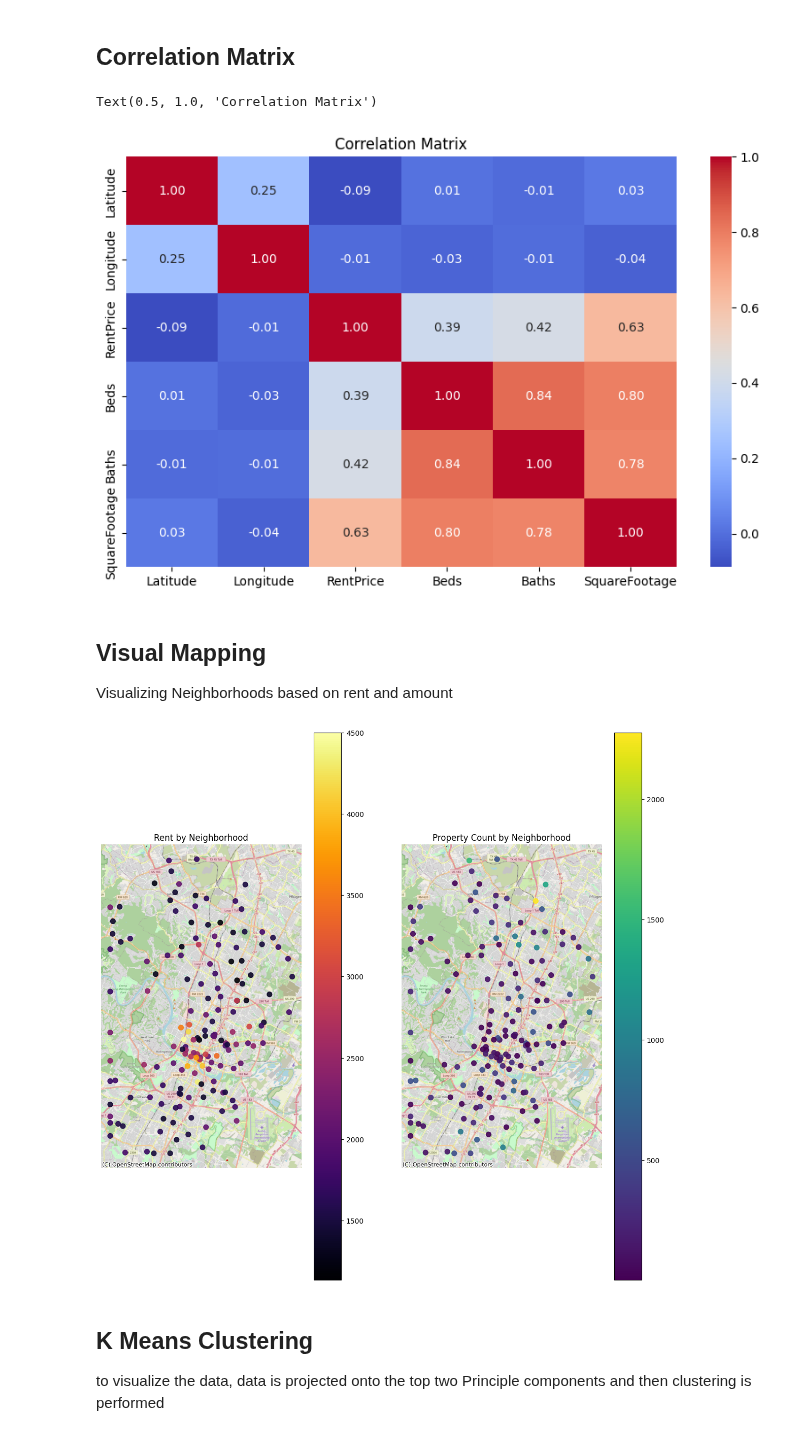
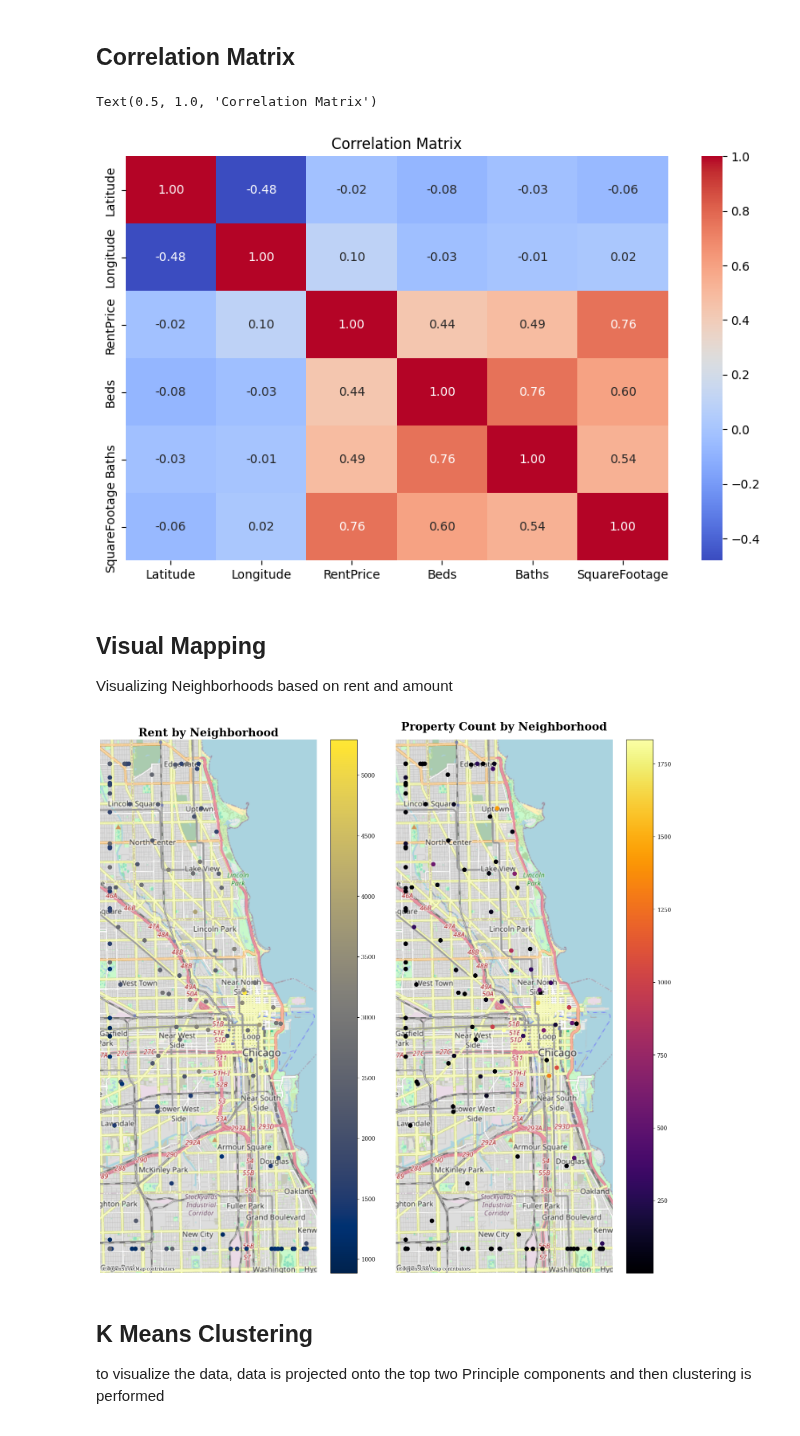
Before and after one commit to jackyeung99/proj_apartment-finder, a Jupyter notebook: notebooks/exploratory_data_analysis.ipynb, the cells around one changed output. Cells and saved outputs as stored; diff of their text form; code cells hidden in the pictures.

Commit message:
BUILD: some changes to visualizations

```diff
--- a/notebooks/exploratory_data_analysis.ipynb
+++ b/notebooks/exploratory_data_analysis.ipynb
@@ -24,6 +25,13 @@ from sklearn.decomposition import PCA
 from sklearn.cluster import KMeans
 import matplotlib.pyplot as plt
 from sklearn.preprocessing import StandardScaler
+# %%
+plt.rc('font', family='Serif', size=12)
+plt.rc('axes', titlesize=14, titleweight='bold')
+plt.rc('axes', labelsize=12, titlesize=14)
+plt.rc('legend', fontsize=10)
+plt.rc('xtick', labelsize=10)
+plt.rc('ytick', labelsize=10)
 # %% [markdown]
 ## load and clean data
 # %%
@@ -49,0 +48,6 @@ For example, when doing 'df[col].method(value, inplace=True)', try using 'df.met
+# %%
+city = 'chicago'
+state_abbr = 'il'
+# %%
+
+df = retrieve_combined_dataset(city, state_abbr)
@@ -119,7 +132,7 @@ sns.heatmap(corr_matrix, annot=True, fmt=".2f", cmap='coolwarm')
 plt.title('Correlation Matrix')
 # %% [output]
 Text(0.5, 1.0, 'Correlation Matrix')
-[figure, old version]
+[figure, new version]
 # %% [markdown]
 ## Visual Mapping
 Visualizing Neighborhoods based on rent and amount
@@ -134,39 +147,41 @@ upper_cap = main_data['Longitude'].quantile(0.95)
 main_data['Longitude'] = main_data['Longitude'].clip(lower_cap, upper_cap)
 
 # Get meta-data for neighborhoods
 neighborhoods = main_data.groupby('Neighborhood').agg(
     MaxRent_Mean=('RentPrice', 'mean'),
     MaxRent_Std=('RentPrice', 'std'),
     Latitude_Mean=('Latitude', 'mean'),
     Longitude_Mean=('Longitude', 'mean'),
     Property_Count=('Neighborhood', 'size')
 )
 
 # Create a GeoDataFrame
 geometry = [Point(xy) for xy in zip(neighborhoods['Longitude_Mean'], neighborhoods['Latitude_Mean'])]
 gdf = gpd.GeoDataFrame(neighborhoods, geometry=geometry)
 gdf.crs = 'EPSG:4326'
 gdf = gdf.to_crs(epsg=3857)
 
 # Plotting
-fig, (ax1, ax2) = plt.subplots(1, 2, figsize=(14, 14))
+fig, (ax1, ax2) = plt.subplots(1, 2, figsize=(15, 14))
 
 # Plot 1: Heatmap based on MaxRent_Mean
-gdf.plot(ax=ax1, marker='o', column='MaxRent_Mean', cmap='inferno', legend=True, markersize=50, alpha=0.9)
+gdf.plot(ax=ax1, marker='o', column='MaxRent_Mean', cmap='cividis', legend=True, markersize=50)
 ctx.add_basemap(ax1, source=ctx.providers.OpenStreetMap.Mapnik)
 ax1.set_axis_off()
-ax1.set_title('Rent by Neighborhood')
+ax1.set_title('Rent by Neighborhood', fontsize=20)
 
 # Plot 2: Heatmap based on Property_Count
-gdf.plot(ax=ax2, marker='o', column='Property_Count', cmap='viridis', legend=True, markersize=50, alpha=0.9)
+gdf.plot(ax=ax2, marker='o', column='Property_Count', cmap='inferno', legend=True, markersize=50)
 ctx.add_basemap(ax2, source=ctx.providers.OpenStreetMap.Mapnik)
 ax2.set_axis_off()
-ax2.set_title('Property Count by Neighborhood')
+ax2.set_title('Property Count by Neighborhood', fontsize=20)
 
 
+plt.tight_layout()
+plt.savefig('mapping.png', dpi=400)
 plt.show()
 # %% [output]
-[figure, old version]
+[figure, new version]
 # %% [markdown]
 ## K Means Clustering
 
```
Also changed, not shown: parts of 5 cells of this notebook, 5 other files.
